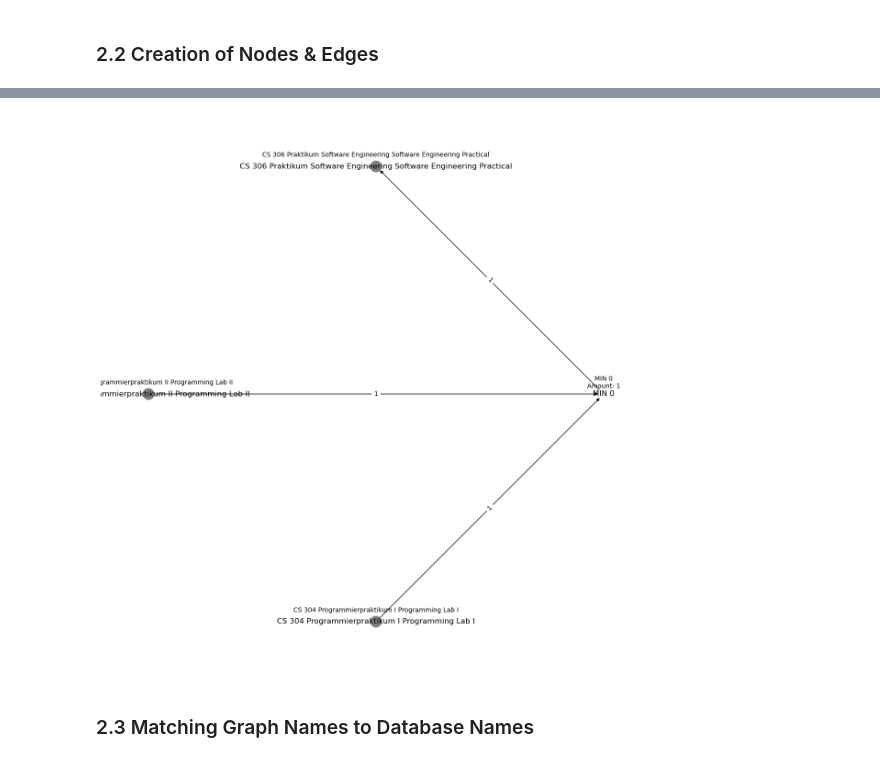
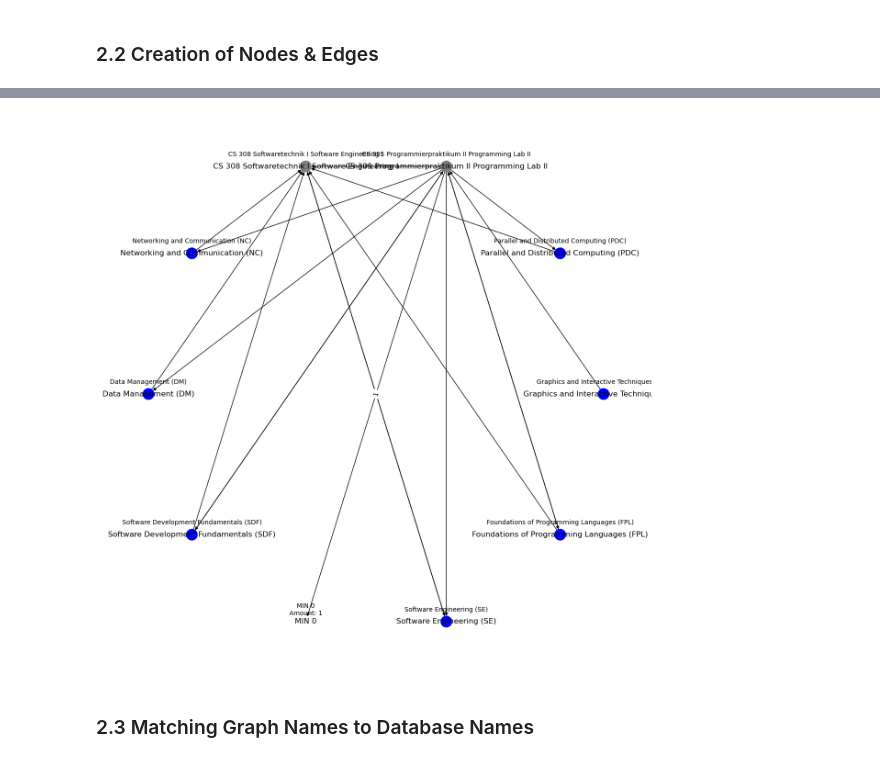
Before and after one commit to ueaul/Course_Suggestion, a Jupyter notebook: 01_BachelorWifoMannheim/01_Notebooks/01_GraphCreation.ipynb, the cells around one changed output, grey strips where cells are left out. Cells and saved outputs as stored; diff of their text form; code cells hidden in the pictures.

```diff
--- a/01_BachelorWifoMannheim/01_Notebooks/01_GraphCreation.ipynb
+++ b/01_BachelorWifoMannheim/01_Notebooks/01_GraphCreation.ipynb
@@ -117,7 +117,7 @@ plt.show
 # %%
 # Wähle den gewünschten Node, z.B. node_id
-node_id = 'CS 307 Algorithmen und Datenstrukturen Algorithms and Data Structures'
-node_id = 'MIN 0'
+node_id = 'CS 305 Programmierpraktikum II Programming Lab II'
+#node_id = 'MIN 0'
 
 # Finde die Knoten, die mit dem ausgewählten Knoten verbunden sind (eingehend und ausgehend)
 incoming_nodes = [n for n in G.predecessors(node_id)]  # Eingehende Knoten
@@ -135,34 +135,34 @@ subgraph = G.subgraph(subgraph_nodes)
 pos = nx.circular_layout(subgraph)
 
 plt.figure(figsize=(12, 12))
 
 # Farben der Nodes für den Subgraphen
 node_colors = [subgraph.nodes[node]['color'] for node in subgraph.nodes()]
 
 # Zeichne den Subgraphen
 nx.draw(subgraph, pos, with_labels=True, node_color=node_colors, font_size=12)
 
 node_labels = {
     node: f"{node}\nAmount: {subgraph.nodes[node]['amount']}"
     if 'amount' in subgraph.nodes[node] else node
     for node in subgraph.nodes()
 }
 
 offset = 0.05  # Verschiebung der Labels; kann angepasst werden
 label_pos = {node: (pos[node][0], pos[node][1] + offset) for node in subgraph.nodes()}
 
 # Zeichne die Labels mit den angepassten Positionen
 nx.draw_networkx_labels(subgraph, label_pos, labels=node_labels, font_size=10)
 
 edge_labels = nx.get_edge_attributes(subgraph, 'weight')
 nx.draw_networkx_edge_labels(subgraph, pos, edge_labels=edge_labels)
 
 
 # Speichere das Ergebnis und zeige es an
 plt.savefig("subgraph_with_edges.pdf", format="pdf")
 plt.show()
 # %% [output]
-[figure, old version]
+[figure, new version]
 # %% [markdown]
 ### 2.3 Matching Graph Names to Database Names
 # %%
```
Also changed, not shown: parts of 3 cells of this notebook, 9 other files.
